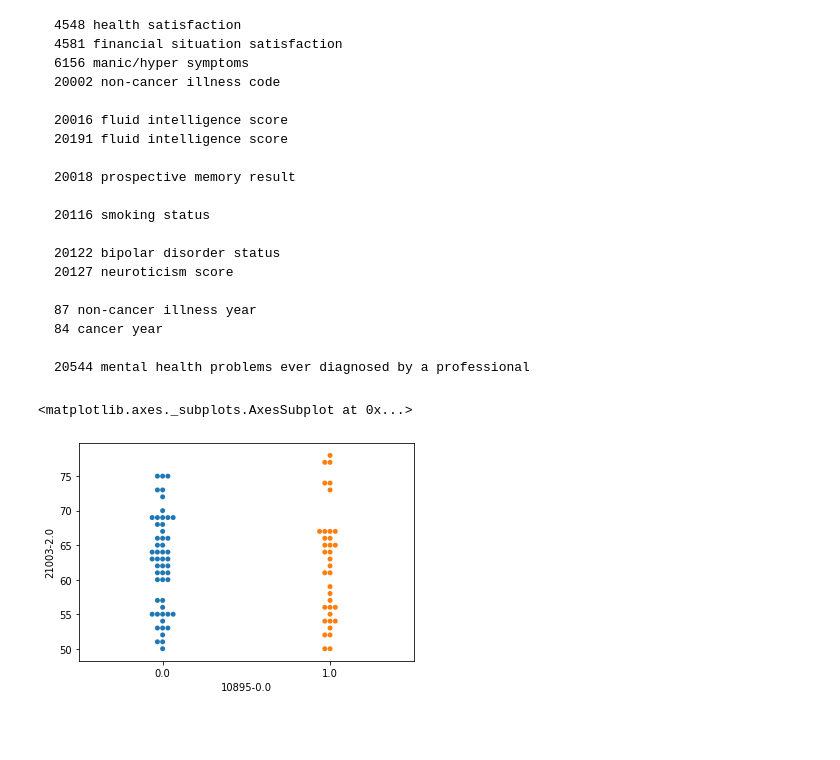
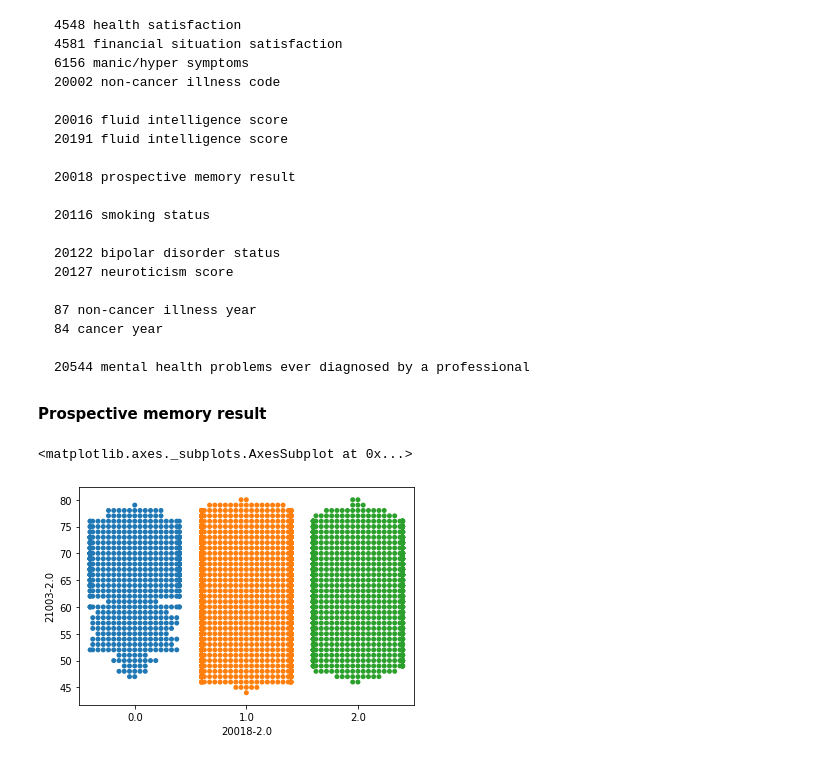
Before and after one commit to kamilest/brain-age-gnn, a Jupyter notebook: notebooks/phenotype.ipynb, the cells around one changed output. Cells and saved outputs as stored; diff of their text form; code cells hidden in the pictures; blank space fills up the shorter version.

````diff
--- a/notebooks/phenotype.ipynb
+++ b/notebooks/phenotype.ipynb
@@ -67,3 +69,4 @@ def extract_phenotypes(uid_list, subject_ids):
     return subject_phenotype
 # %%
 phenotype = pd.read_csv(data_phenotype, sep=',')
+phenotype.index = np.vectorize(lambda x: 'UKB' + str(x))(phenotype['eid'])
@@ -116,10 +150,14 @@ memory usage: 82.3+ MB
 
 20544 mental health problems ever diagnosed by a professional
 ```
+# %% [markdown]
+**Prospective memory result**
 # %%
 import seaborn as sns
 # ax = sns.scatterplot(x='21003-2.0', y='20191-0.0', data=phenotype)
-sns.swarmplot(x='10895-0.0', y='21003-2.0', data=phenotype)
+sns.swarmplot(x='20018-0.0', y='21003-2.0', data=phenotype_train)
-# %% [output]
-<matplotlib.axes._subplots.AxesSubplot at 0x...>
-[figure, removed]
+# %%
+sns.swarmplot(x='20018-2.0', y='21003-2.0', data=phenotype)
+# %% [output]
+<matplotlib.axes._subplots.AxesSubplot at 0x...>
+[figure, added]
````
Also changed, not shown: parts of 13 cells of this notebook.
